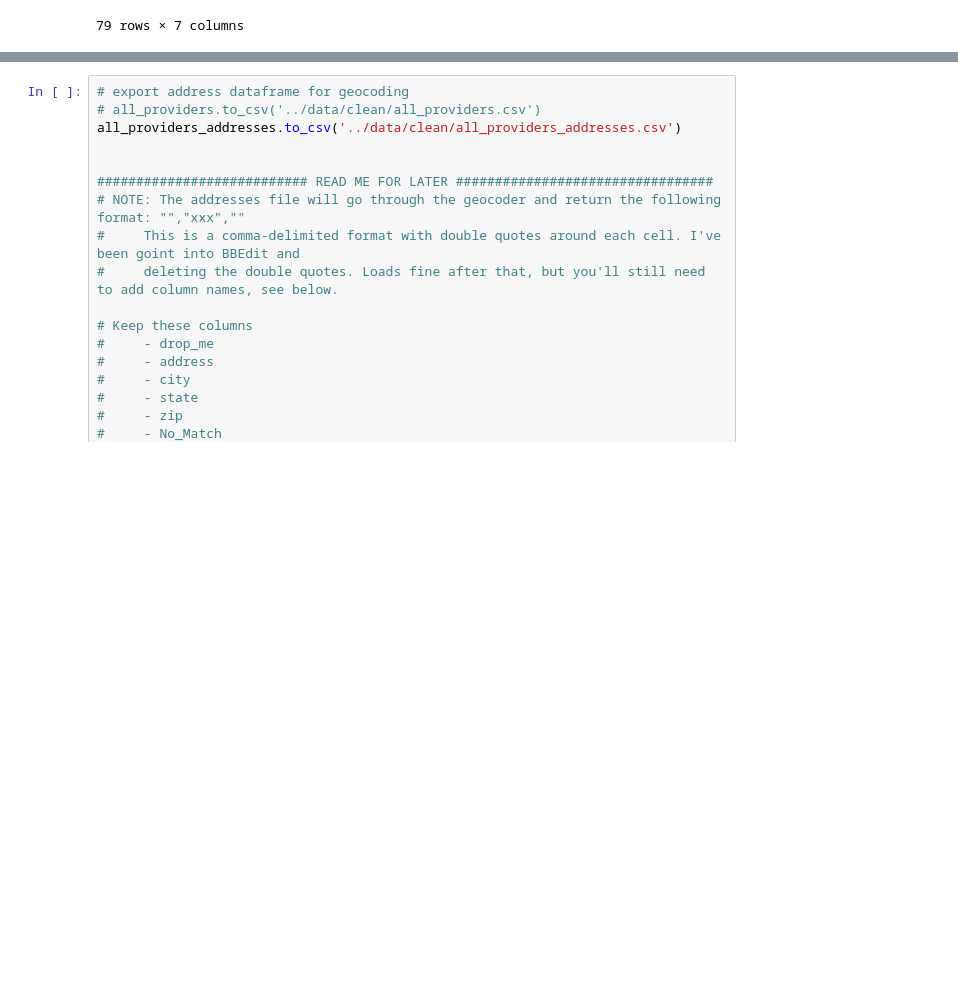
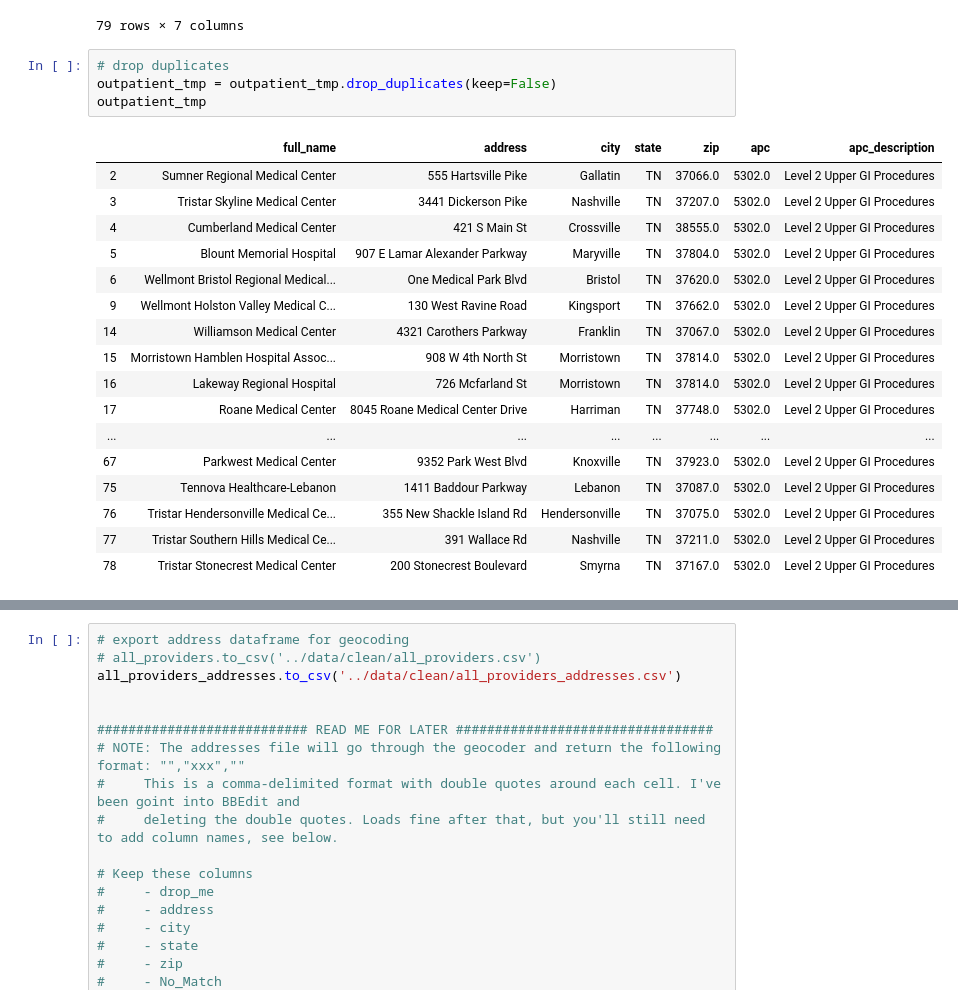
Before and after one commit to landrybutler/da2capstone, a Jupyter notebook: notebooks/01-setup_provider_dataframes.ipynb, the cells around one changed output, grey strips where cells are left out. Drawn from its saved outputs; the diff is of its cells as text; blank space fills up the shorter version.

```diff
--- a/notebooks/01-Setup.ipynb
+++ b/notebooks/01-setup_provider_dataframes.ipynb
@@ -395,3 +348,25 @@ outpatient_tmp.dropna()
 | 77 | Tristar Southern Hills Medical Ce... | 391 Wallace Rd | Nashville | TN | 37211.0 | 5302.0 | Level 2 Upper GI Procedures |
 | 78 | Tristar Stonecrest Medical Center | 200 Stonecrest Boulevard | Smyrna | TN | 37167.0 | 5302.0 | Level 2 Upper GI Procedures |
 79 rows × 7 columns
+# %%
+# drop duplicates
+outpatient_tmp = outpatient_tmp.drop_duplicates(keep=False)
+outpatient_tmp
+# %% [output]
+|  | full_name | address | city | state | zip | apc | apc_description |
+| 2 | Sumner Regional Medical Center | 555 Hartsville Pike | Gallatin | TN | 37066.0 | 5302.0 | Level 2 Upper GI Procedures |
+| 3 | Tristar Skyline Medical Center | 3441 Dickerson Pike | Nashville | TN | 37207.0 | 5302.0 | Level 2 Upper GI Procedures |
+| 4 | Cumberland Medical Center | 421 S Main St | Crossville | TN | 38555.0 | 5302.0 | Level 2 Upper GI Procedures |
+| 5 | Blount Memorial Hospital | 907 E Lamar Alexander Parkway | Maryville | TN | 37804.0 | 5302.0 | Level 2 Upper GI Procedures |
+| 6 | Wellmont Bristol Regional Medical... | One Medical Park Blvd | Bristol | TN | 37620.0 | 5302.0 | Level 2 Upper GI Procedures |
+| 9 | Wellmont Holston Valley Medical C... | 130 West Ravine Road | Kingsport | TN | 37662.0 | 5302.0 | Level 2 Upper GI Procedures |
+| 14 | Williamson Medical Center | 4321 Carothers Parkway | Franklin | TN | 37067.0 | 5302.0 | Level 2 Upper GI Procedures |
+| 15 | Morristown Hamblen Hospital Assoc... | 908 W 4th North St | Morristown | TN | 37814.0 | 5302.0 | Level 2 Upper GI Procedures |
+| 16 | Lakeway Regional Hospital | 726 Mcfarland St | Morristown | TN | 37814.0 | 5302.0 | Level 2 Upper GI Procedures |
+| 17 | Roane Medical Center | 8045 Roane Medical Center Drive | Harriman | TN | 37748.0 | 5302.0 | Level 2 Upper GI Procedures |
+| ... | ... | ... | ... | ... | ... | ... | ... |
+| 67 | Parkwest Medical Center | 9352 Park West Blvd | Knoxville | TN | 37923.0 | 5302.0 | Level 2 Upper GI Procedures |
+| 75 | Tennova Healthcare-Lebanon | 1411 Baddour Parkway | Lebanon | TN | 37087.0 | 5302.0 | Level 2 Upper GI Procedures |
+| 76 | Tristar Hendersonville Medical Ce... | 355 New Shackle Island Rd | Hendersonville | TN | 37075.0 | 5302.0 | Level 2 Upper GI Procedures |
+| 77 | Tristar Southern Hills Medical Ce... | 391 Wallace Rd | Nashville | TN | 37211.0 | 5302.0 | Level 2 Upper GI Procedures |
+| 78 | Tristar Stonecrest Medical Center | 200 Stonecrest Boulevard | Smyrna | TN | 37167.0 | 5302.0 | Level 2 Upper GI Procedures |
```
Also changed, not shown: parts of 54 cells of this notebook, 2 other files.
